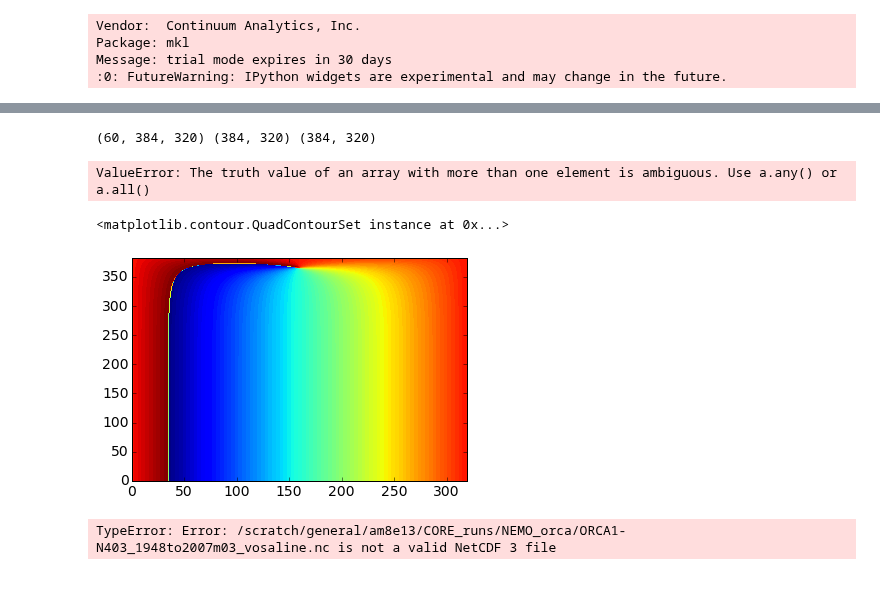
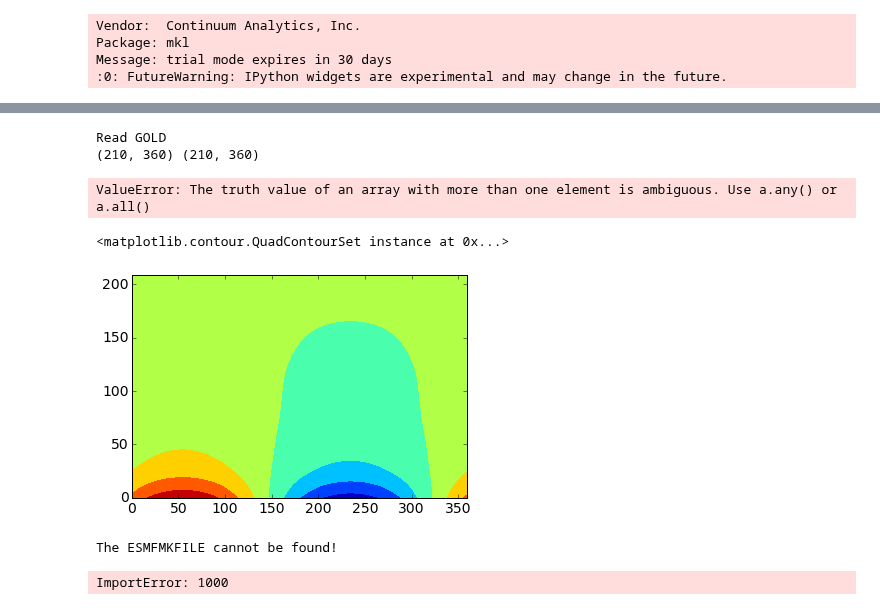
Before and after one commit to AlessandroMozzato/notebooks, a Jupyter notebook: CORE_models.ipynb, the cells around one changed output, grey strips where cells are left out. Cells and saved outputs as stored; diff of their text form; code cells hidden in the pictures.

```diff
--- a/CORE_models.ipynb
+++ b/CORE_models.ipynb
@@ -35,7 +35,3 @@ Vendor:  Continuum Analytics, Inc.
 Package: mkl
 Message: trial mode expires in 30 days
 :0: FutureWarning: IPython widgets are experimental and may change in the future.
-# %%
-path = '/scratch/general/am8e13/CORE_runs/ICTP/'
-file2read = netcdf.NetCDFFile("/scratch/general/am8e13/CORE_runs/ICTP/19480101.ocean.nc",'r')
-print file2read.variables
@@ -47,0 +47,3 @@ grid9  = grid_read(9)
+# %%
+file2read = netcdf.NetCDFFile('/scratch/general/am8e13/CORE_runs/FESOM/loop_5_last_year_task_2.nc','r')
+print file2read.variables
@@ -264,11 +263,13 @@ class ncar():
-# %%
-NCAR = ncar()
-NCAR.read()
-# %% [output]
-(60, 384, 320) (384, 320) (384, 320)
-ValueError: The truth value of an array with more than one element is ambiguous. Use a.any() or a.all()
+# %%
+GOLD = read_model()
+GOLD.read(GOLD_d)
+GOLD.interp()
+# %% [output]
+Read GOLD
+(210, 360) (210, 360)
+ValueError: The truth value of an array with more than one element is ambiguous. Use a.any() or a.all()
 # %%
-plt.contourf(NCAR.lat,100)
+plt.contourf(GOLD.lat)
 # %% [output]
 <matplotlib.contour.QuadContourSet instance at 0x...>
-[figure, old version]
+[figure, new version]
@@ -356,5 +276,6 @@ class nemo_orca():
-# %%
-orca = nemo_orca()
-orca.read()
-# %% [output]
-TypeError: Error: /scratch/general/am8e13/CORE_runs/NEMO_orca/ORCA1-N403_1948to2007m03_vosaline.nc is not a valid NetCDF 3 file
+# %%
+sys.path.append('/noc/users/am8e13/Python/esmp.ESMF_6_3_0rp1_ESMP_01/')
+import ESMP
+# %% [output]
+The ESMFMKFILE cannot be found!
+ImportError: 1000
```
Also changed, not shown: parts of 16 cells of this notebook, 1 other file.
